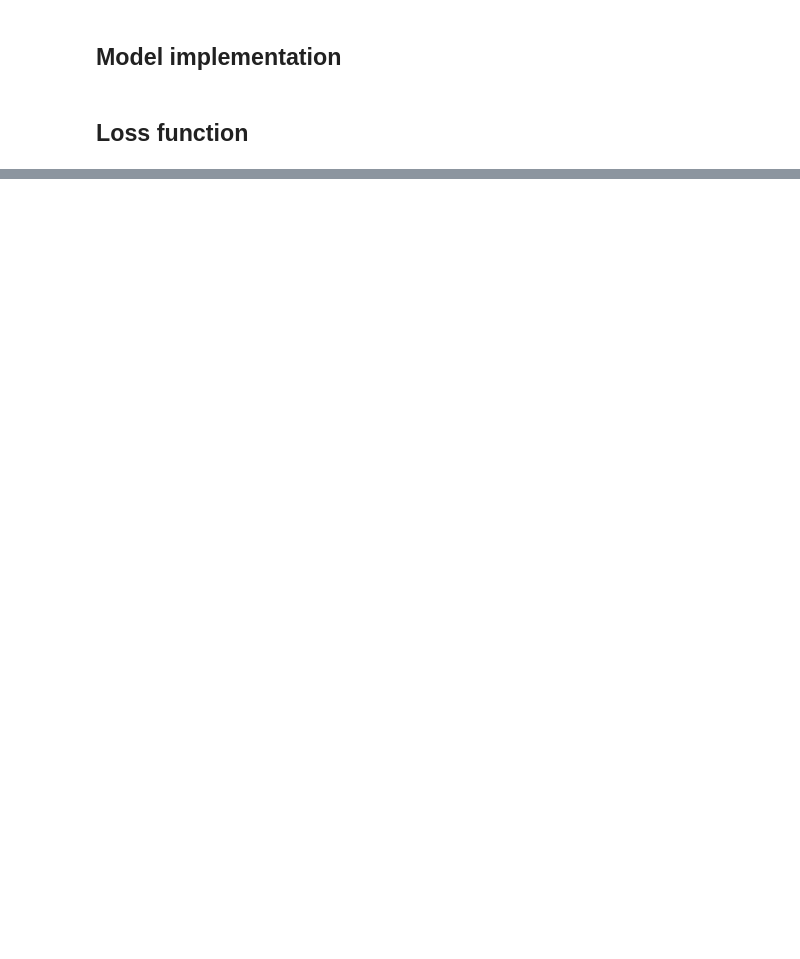
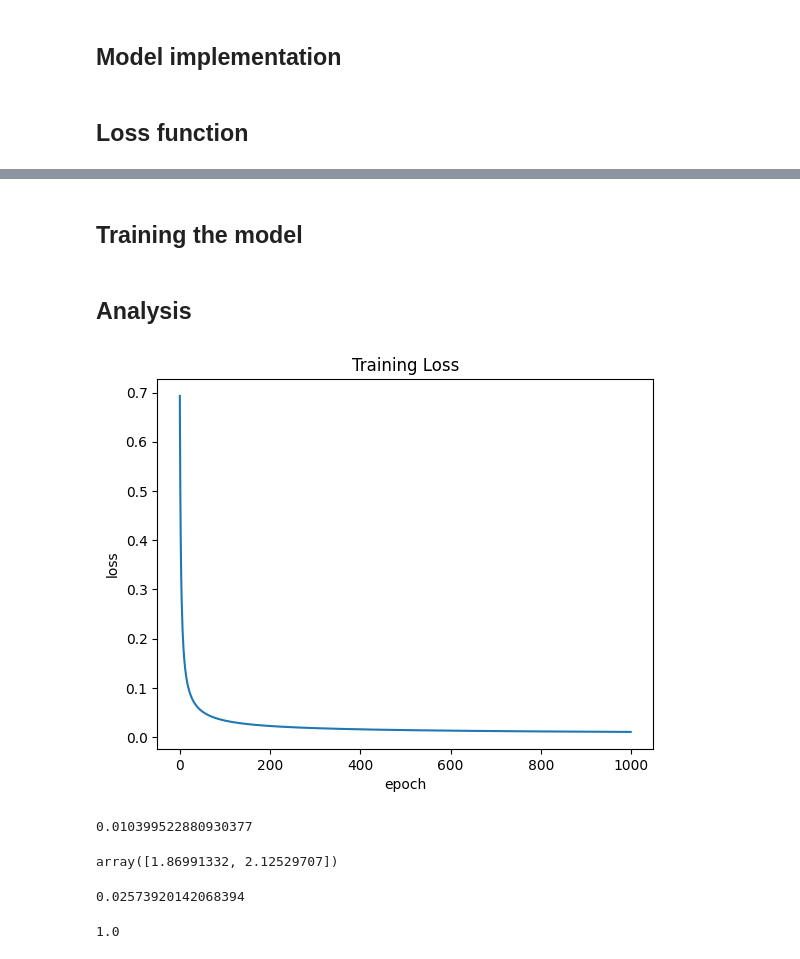
Before and after one commit to wadamiru/manual-ml, a Jupyter notebook: projects/linear-classification/notebooks/manual.ipynb, the cells around one changed output, grey strips where cells are left out. Saved outputs shown, nothing was run; the diff lists cells and outputs as text; code cells hidden in the pictures; blank space fills up the shorter version.

```diff
--- a/projects/linear-classification/notebooks/manual.ipynb
+++ b/projects/linear-classification/notebooks/manual.ipynb
@@ -60,7 +62,8 @@ def sig(z):
 # %%
 # forward pass
 def forward(x, w, b):
-    z = w @ x + b
+    # x: (nsamples, nclasses) | w,b: (nclasses,)
+    z = x @ w + b
     p = sig(z)
     return p
 # %% [markdown]
@@ -77,0 +85,59 @@ def loss(y,p):
+# %%
+# dL/dw = dL/dp . dp/dz . dz/dw = dL/dz . dz/d{w,b}
+# dw = (p-y)x | db = (p-y)
+# matrix versions: dw = mean{(p-y)x}, db = mean{(p-y)} | mean = (1/n)sum(_)
+def grads(x,y,p):
+    # x: (nsamples, nclasses), y: (nsamples,), p: (nsamples,)
+    dz = p - y
+    dw = (1/x.shape[0]) * x.T @ dz
+    db = np.mean(dz)
+
+    return dw,db
+# %% [markdown]
+## Training the model
+# %%
+def train(x, y, lr=0.1, steps=1000):
+    # parameter setup
+    w = np.zeros(x.shape[1]) # nclasses
+    b = 0
+    y = y.reshape(-1)
+
+    Ls = [] # losses
+    for s in range(steps):
+        p = forward(x,w,b)
+        Ls.append(loss(y,p))
+
+        dw, db = grads(x,y,p)
+        # gradient descent
+        w -= lr * dw
+        b -= lr * db
+
+    return w,b,Ls
+# %%
+# train the model
+w,b,Ls = train(x,y)
+# %% [markdown]
+## Analysis
+# %%
+plt.plot(Ls)
+plt.title("Training Loss")
+plt.xlabel("epoch")
+plt.ylabel("loss")
+plt.show()
+# %% [output]
+[figure, added]
+# %%
+# final loss
+Ls[-1]
+# %% [output]
+0.010399522880930377
+# %%
+# weights
+w
+# %% [output]
+array([1.86991332, 2.12529707])
+# %%
+# bias
+b
+# %% [output]
+0.02573920142068394
@@ -77,0 +151,8 @@ def loss(y,p):
+# %%
+# get predictions
+ps = predict(xte,w,b)
+# calculate accuracy
+acc = (ps==yte).mean()
+print(acc)
+# %% [output]
+1.0
```
Also changed, not shown: parts of 9 cells of this notebook.
